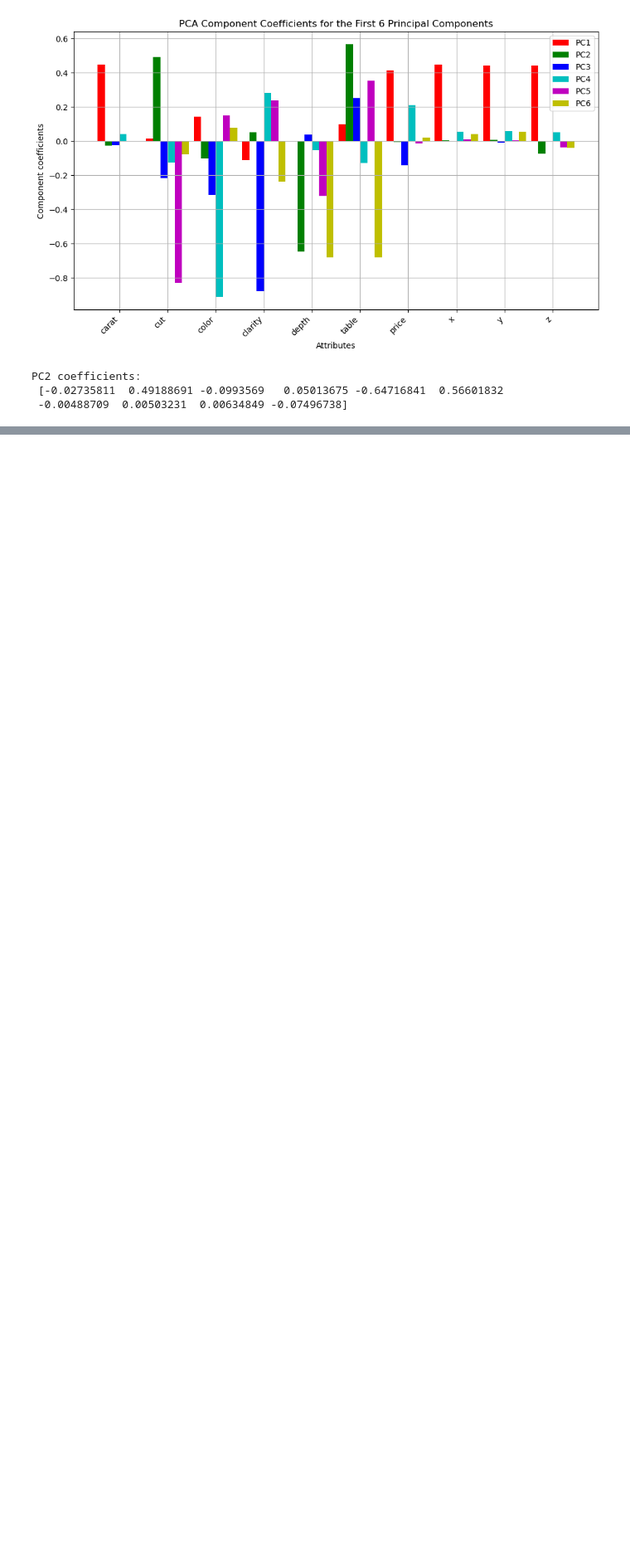
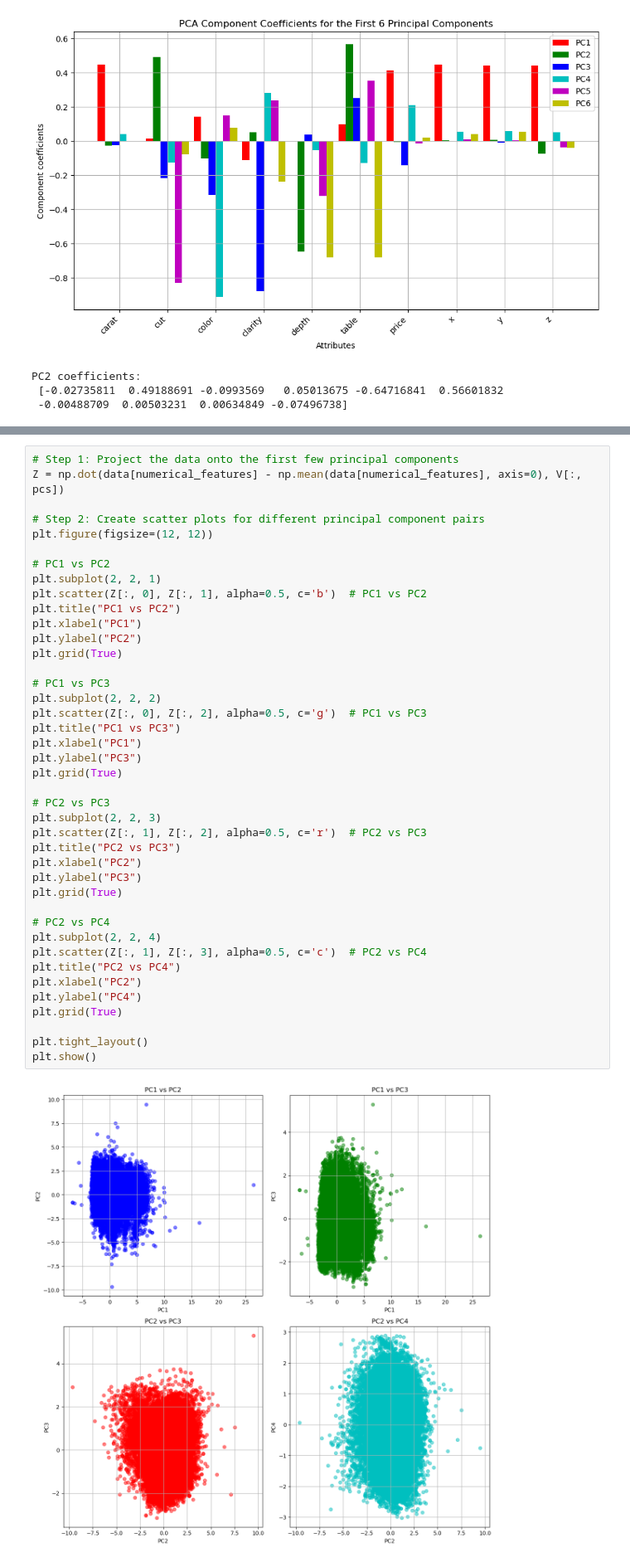
Before and after one commit to ThomasSchiolerH/Machine-Learning-And-Data-Mining, a Jupyter notebook: Project 1/project.ipynb, the cells around one changed output, grey strips where cells are left out. Shown at 83% size. Cells and saved outputs as stored; diff of their text form; blank space fills up the shorter version.

```diff
--- a/Project 1/project.ipynb
+++ b/Project 1/project.ipynb
@@ -382,0 +411,43 @@ PC2 coefficients:
+# %%
+# Step 1: Project the data onto the first few principal components
+Z = np.dot(data[numerical_features] - np.mean(data[numerical_features], axis=0), V[:, pcs])
+
+# Step 2: Create scatter plots for different principal component pairs
+plt.figure(figsize=(12, 12))
+
+# PC1 vs PC2
+plt.subplot(2, 2, 1)
+plt.scatter(Z[:, 0], Z[:, 1], alpha=0.5, c='b')  # PC1 vs PC2
+plt.title("PC1 vs PC2")
+plt.xlabel("PC1")
+plt.ylabel("PC2")
+plt.grid(True)
+
+# PC1 vs PC3
+plt.subplot(2, 2, 2)
+plt.scatter(Z[:, 0], Z[:, 2], alpha=0.5, c='g')  # PC1 vs PC3
+plt.title("PC1 vs PC3")
+plt.xlabel("PC1")
+plt.ylabel("PC3")
+plt.grid(True)
+
+# PC2 vs PC3
+plt.subplot(2, 2, 3)
+plt.scatter(Z[:, 1], Z[:, 2], alpha=0.5, c='r')  # PC2 vs PC3
+plt.title("PC2 vs PC3")
+plt.xlabel("PC2")
+plt.ylabel("PC3")
+plt.grid(True)
+
+# PC2 vs PC4
+plt.subplot(2, 2, 4)
+plt.scatter(Z[:, 1], Z[:, 3], alpha=0.5, c='c')  # PC2 vs PC4
+plt.title("PC2 vs PC4")
+plt.xlabel("PC2")
+plt.ylabel("PC4")
+plt.grid(True)
+
+plt.tight_layout()
+plt.show()
+# %% [output]
+[figure, added]
```
Also changed, not shown: parts of 4 cells of this notebook.
